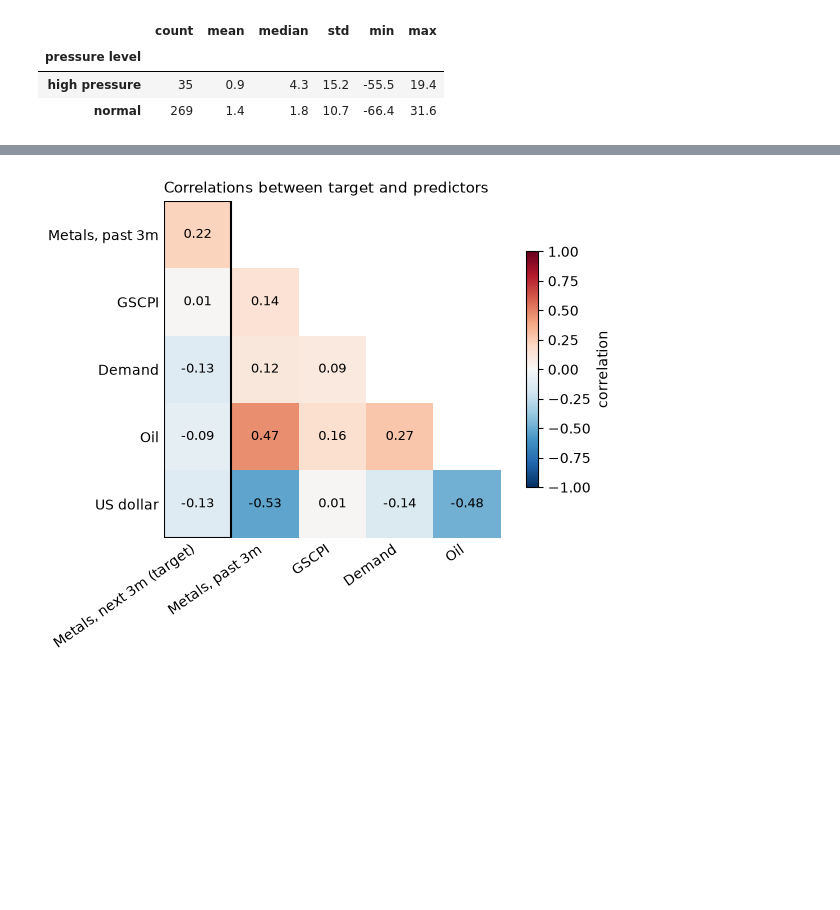
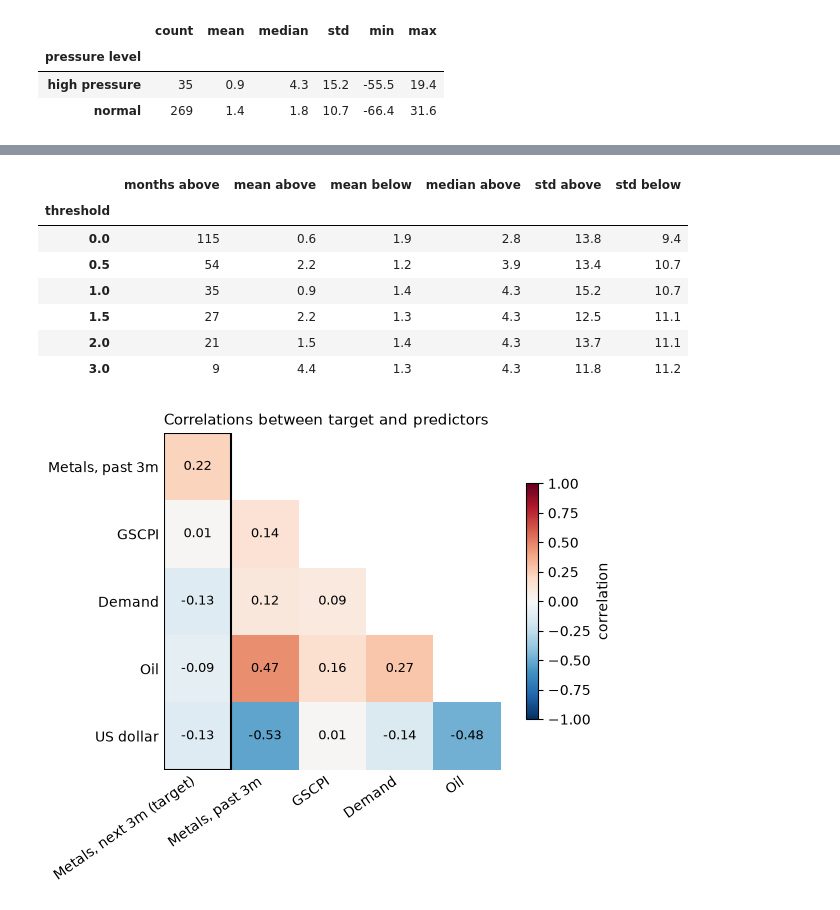
Before and after one commit to cilenia-gif/metals-supply-chain-pressure, a Jupyter notebook: code/02_prepare_data.ipynb, the cells around one changed output, grey strips where cells are left out. Cells and saved outputs as stored; diff of their text form; code cells hidden in the pictures; blank space fills up the shorter version.

Commit message:
Finish notebook 2: threshold sensitivity, autocorrelation, summary

```diff
--- a/code/02_prepare_data.ipynb
+++ b/code/02_prepare_data.ipynb
@@ -445,3 +461,36 @@ metals_change_pct.groupby(pressure_level).agg(["count", "mean", "median", "std",
+# %%
+### Sensitivity to the high-pressure threshol
+### The future change in the metals index (over the following three months, log × 100) in months above and below different GSCPI thresholds. The main analysis uses a threshold of 1, since the higher thresholds leave too few months.
+
+THRESHOLDS = [0, 0.5, 1, 1.5, 2, 3]
+
+gscpi = analysis["gscpi_lag"]
+next_3m_change = 100 * analysis[MAIN_TARGET]   # log change × 100
+
+rows = []
+for threshold in THRESHOLDS:
+    above = next_3m_change[gscpi > threshold]
+    below = next_3m_change[gscpi <= threshold]
+    rows.append({
+        "threshold": threshold,
+        "months above": len(above),
+        "mean above": above.mean(),
+        "mean below": below.mean(),
+        "median above": above.median(),
+        "std above": above.std(),
+        "std below": below.std(),
+    })
+
+pd.DataFrame(rows).set_index("threshold").round(1)
+# %% [output]
+|  | months above | mean above | mean below | median above | std above | std below |
+| threshold |  |  |  |  |  |  |
+| 0.0 | 115 | 0.6 | 1.9 | 2.8 | 13.8 | 9.4 |
+| 0.5 | 54 | 2.2 | 1.2 | 3.9 | 13.4 | 10.7 |
+| 1.0 | 35 | 0.9 | 1.4 | 4.3 | 15.2 | 10.7 |
+| 1.5 | 27 | 2.2 | 1.3 | 4.3 | 12.5 | 11.1 |
+| 2.0 | 21 | 1.5 | 1.4 | 4.3 | 13.7 | 11.1 |
+| 3.0 | 9 | 4.4 | 1.3 | 4.3 | 11.8 | 11.2 |
 # %%
 ### Correlations
 ### Analysis of pairwise correlations between the target and the predictors.
```
Also changed, not shown: parts of 3 cells of this notebook.
